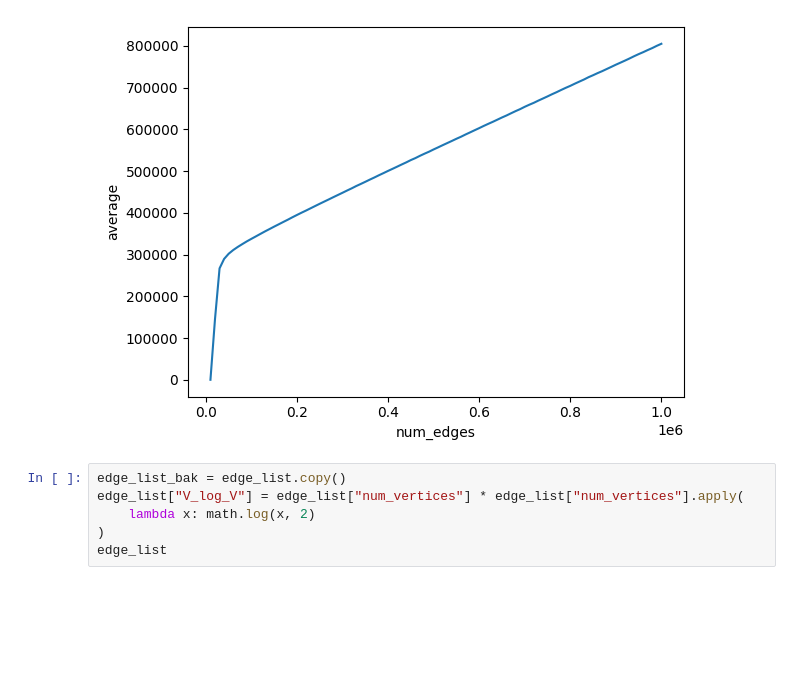
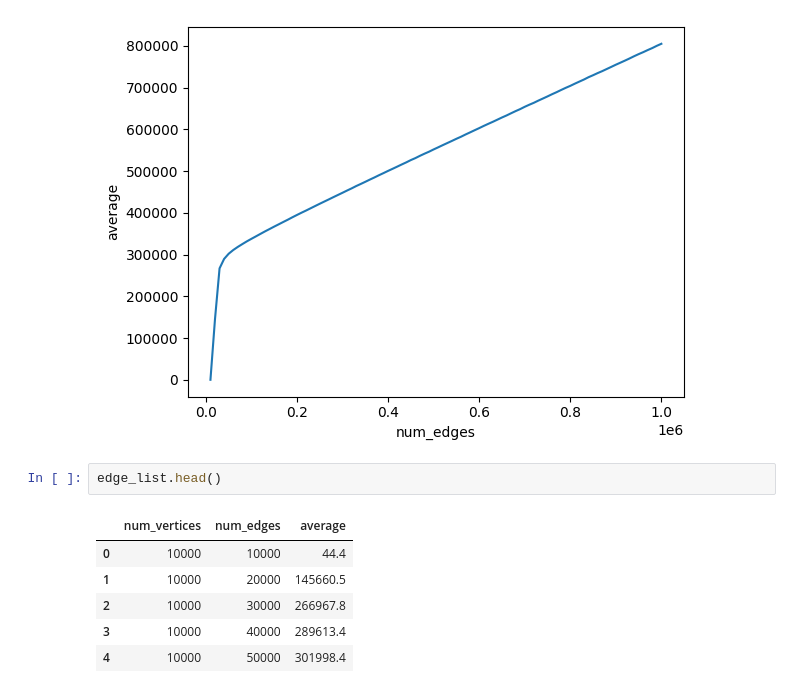
Before and after one commit to pufanyi/SC2001-Example-Class-Group7, a Jupyter notebook: Project2/data/analyze.ipynb, the cells around one changed output. Cells and saved outputs as stored; diff of their text form; blank space fills up the shorter version.

```diff
--- a/Project2/data/analyze.ipynb
+++ b/Project2/data/analyze.ipynb
@@ -113,9 +137,12 @@ eval_num_edges("./diff_edge_matrix.csv")
 edge_list = eval_num_edges("./diff_edge_list.csv")
 # %% [output]
 [figure]
-# %%
-edge_list_bak = edge_list.copy()
-edge_list["V_log_V"] = edge_list["num_vertices"] * edge_list["num_vertices"].apply(
-    lambda x: math.log(x, 2)
-)
-edge_list
+# %%
+edge_list.head()
+# %% [output]
+|  | num_vertices | num_edges | average |
+| 0 | 10000 | 10000 | 44.4 |
+| 1 | 10000 | 20000 | 145660.5 |
+| 2 | 10000 | 30000 | 266967.8 |
+| 3 | 10000 | 40000 | 289613.4 |
+| 4 | 10000 | 50000 | 301998.4 |
```
Also changed, not shown: parts of 5 cells of this notebook, 1 other file.
